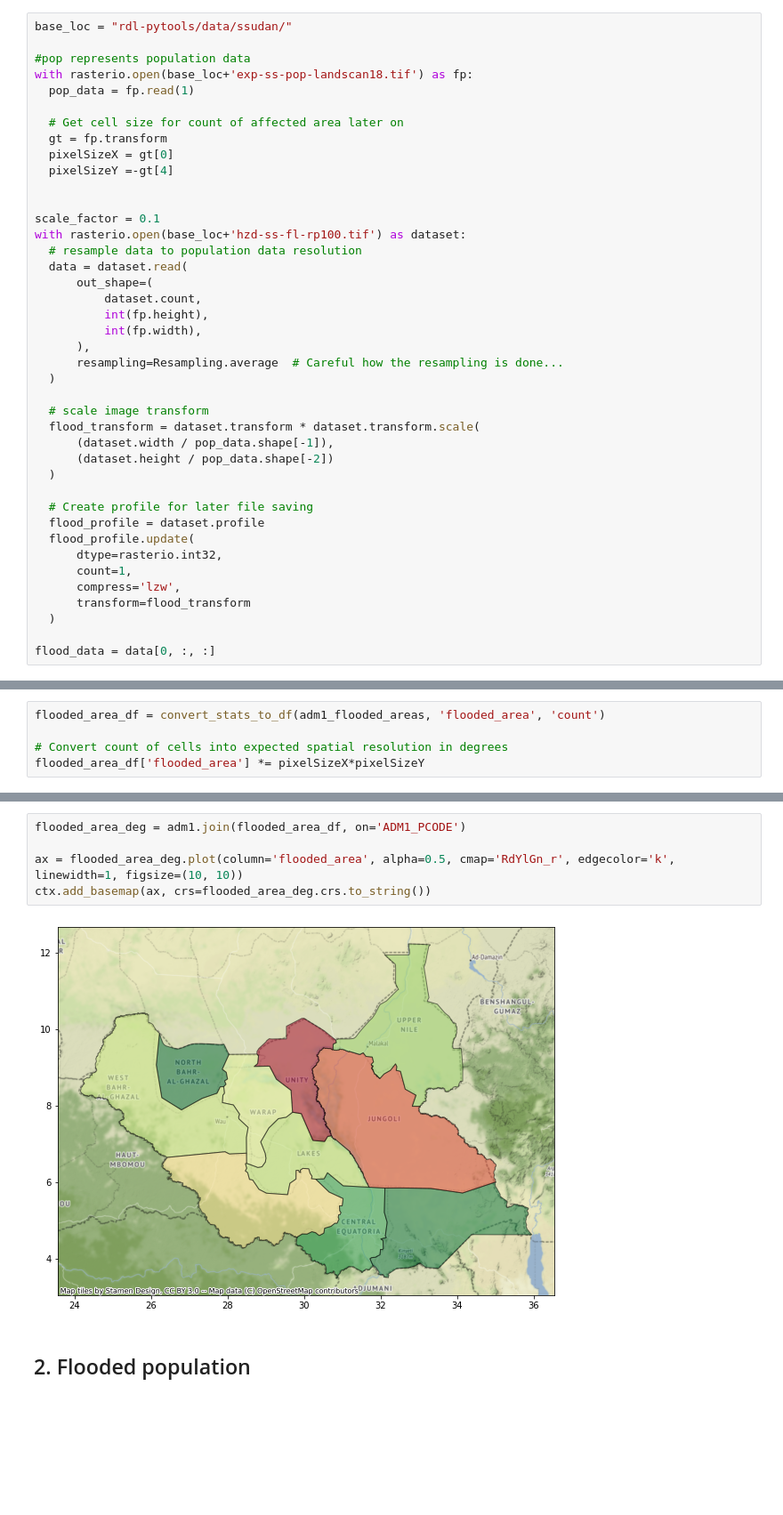
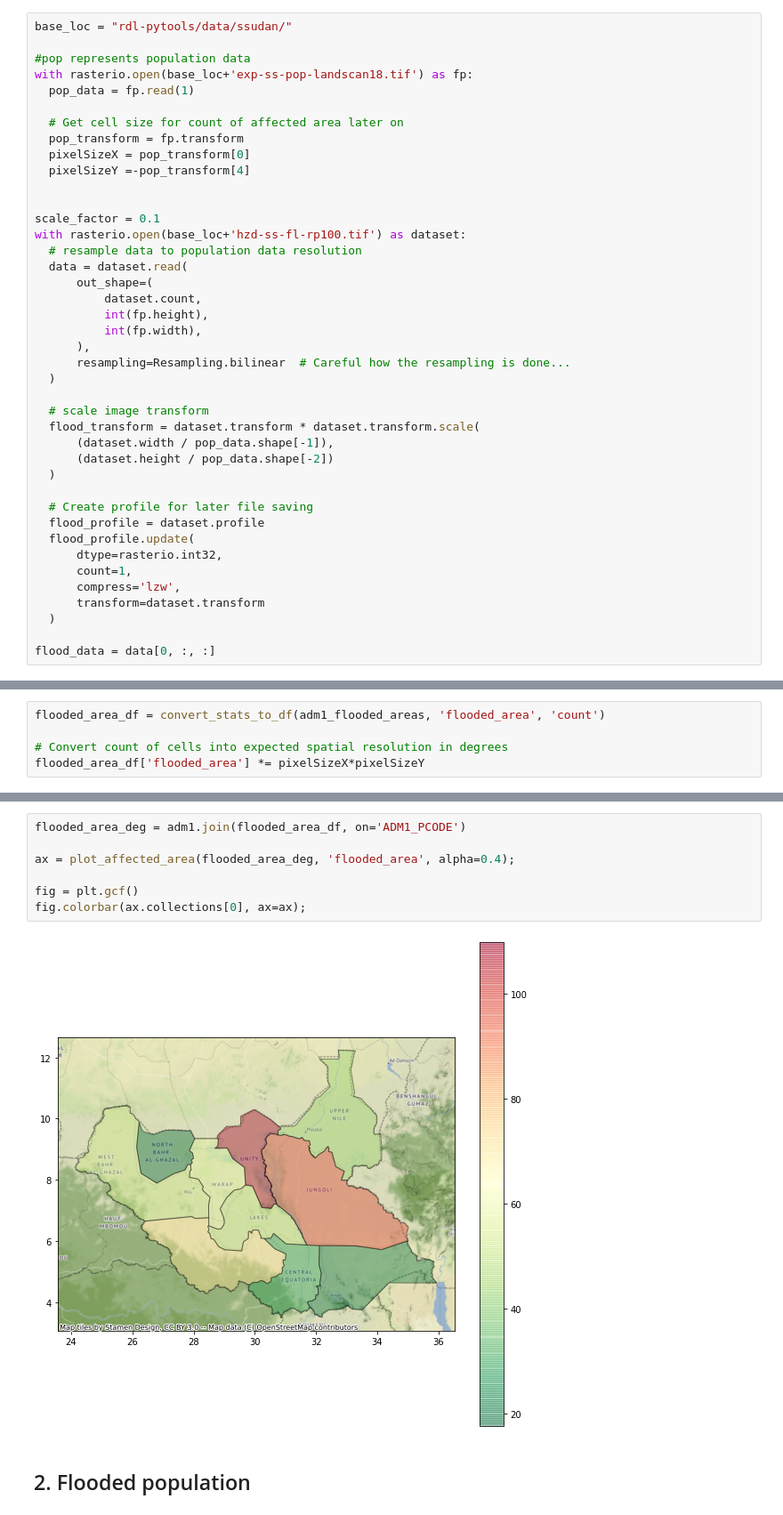
Before and after one commit to sabgis1968/rdl-pyTools, a Jupyter notebook: ss-fl-pop.ipynb, the cells around one changed output, grey strips where cells are left out. Shown at 89% size. Cells and saved outputs as stored; diff of their text form; blank space fills up the shorter version.

```diff
--- a/ss-fl-pop.ipynb
+++ b/ss-fl-pop.ipynb
@@ -116,9 +125,9 @@ with rasterio.open(base_loc+'exp-ss-pop-landscan18.tif') as fp:
   pop_data = fp.read(1)
 
   # Get cell size for count of affected area later on
-  gt = fp.transform
-  pixelSizeX = gt[0]
-  pixelSizeY =-gt[4]
+  pop_transform = fp.transform
+  pixelSizeX = pop_transform[0]
+  pixelSizeY =-pop_transform[4]
 
 
 scale_factor = 0.1
@@ -130,7 +139,7 @@ with rasterio.open(base_loc+'hzd-ss-fl-rp100.tif') as dataset:
           int(fp.height),
           int(fp.width),
       ),
-      resampling=Resampling.average  # Careful how the resampling is done...
+      resampling=Resampling.bilinear  # Careful how the resampling is done...
   )
 
   # scale image transform
@@ -145,7 +154,7 @@ with rasterio.open(base_loc+'hzd-ss-fl-rp100.tif') as dataset:
       dtype=rasterio.int32,
       count=1,
       compress='lzw',
-      transform=flood_transform
+      transform=dataset.transform
   )
 
 flood_data = data[0, :, :]
@@ -199,10 +232,12 @@ flooded_area_df['flooded_area'] *= pixelSizeX*pixelSizeY
 # %%
 flooded_area_deg = adm1.join(flooded_area_df, on='ADM1_PCODE')
 
-ax = flooded_area_deg.plot(column='flooded_area', alpha=0.5, cmap='RdYlGn_r', edgecolor='k', linewidth=1, figsize=(10, 10))
-ctx.add_basemap(ax, crs=flooded_area_deg.crs.to_string())
+ax = plot_affected_area(flooded_area_deg, 'flooded_area', alpha=0.4);
+
+fig = plt.gcf()
+fig.colorbar(ax.collections[0], ax=ax);
 # %% [output]
-[figure, old version]
+[figure, new version]
 # %% [markdown]
 ## 2. Flooded population
 # %% [markdown]
```
Also changed, not shown: parts of 11 cells of this notebook.
